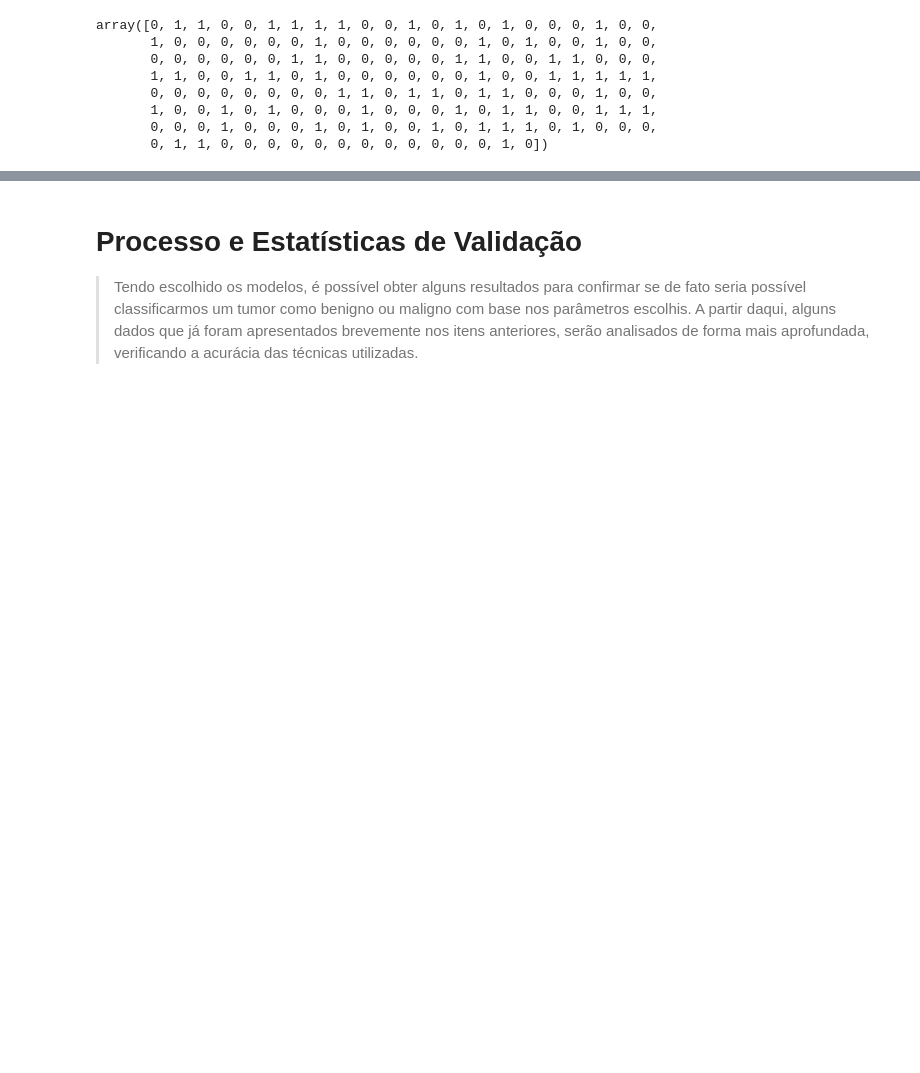
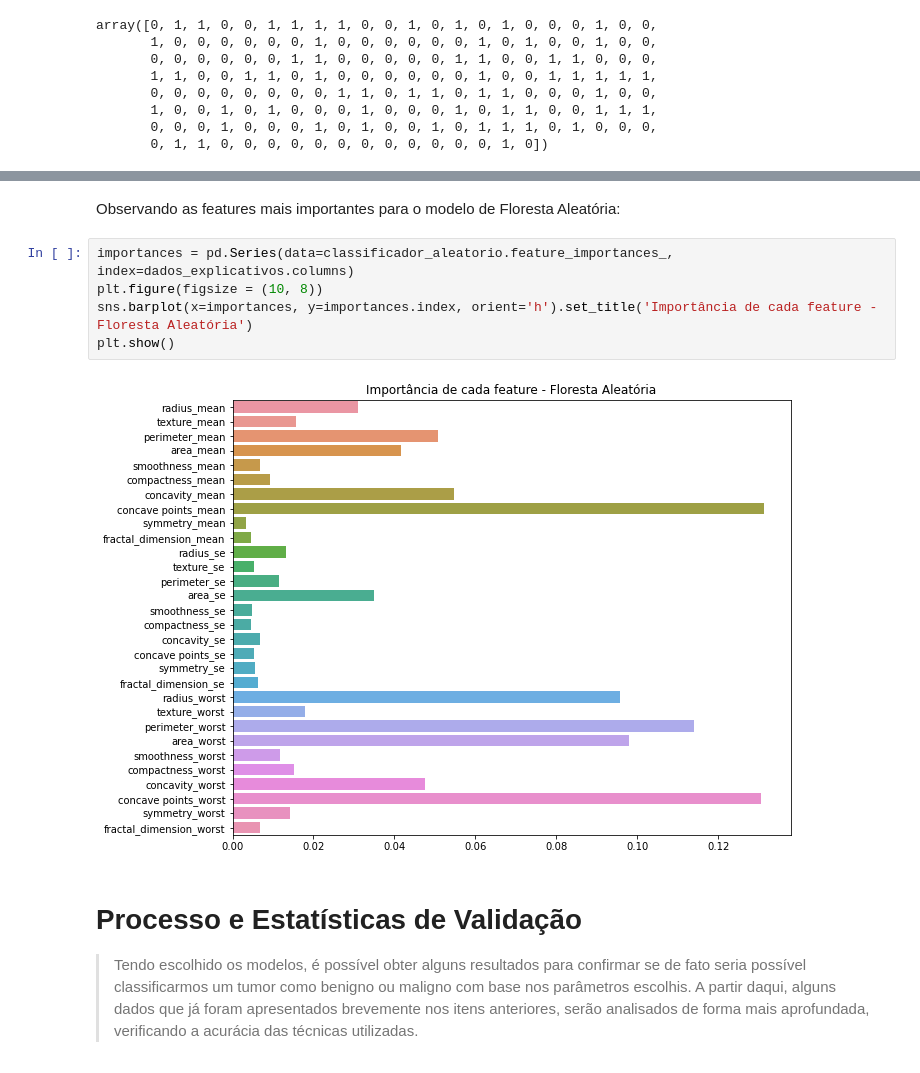
Before and after one commit to LidiaDomingos/projeto2-cdados, a Jupyter notebook: Projeto 2 - cdados.ipynb, the cells around one changed output, grey strips where cells are left out. Drawn from its saved outputs; the diff is of its cells as text; blank space fills up the shorter version.

```diff
--- a/Projeto 2 - cdados.ipynb
+++ b/Projeto 2 - cdados.ipynb
@@ -540,3 +562,12 @@ weighted avg       0.96      0.96      0.96       171
+# %% [markdown]
+Observando as features mais importantes para o modelo de Floresta Aleatória:
+# %%
+importances = pd.Series(data=classificador_aleatorio.feature_importances_, index=dados_explicativos.columns)
+plt.figure(figsize = (10, 8))
+sns.barplot(x=importances, y=importances.index, orient='h').set_title('Importância de cada feature - Floresta Aleatória')
+plt.show()
+# %% [output]
+[figure, added]
 # %% [markdown]
 <div id="processo"></div>
 
```
Also changed, not shown: parts of 16 cells of this notebook.
